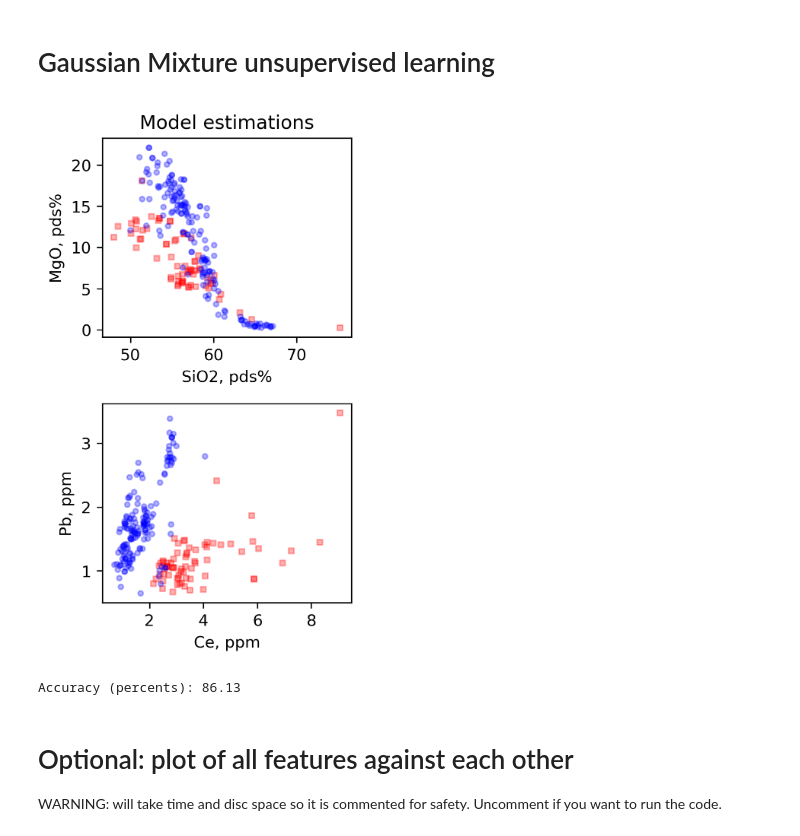
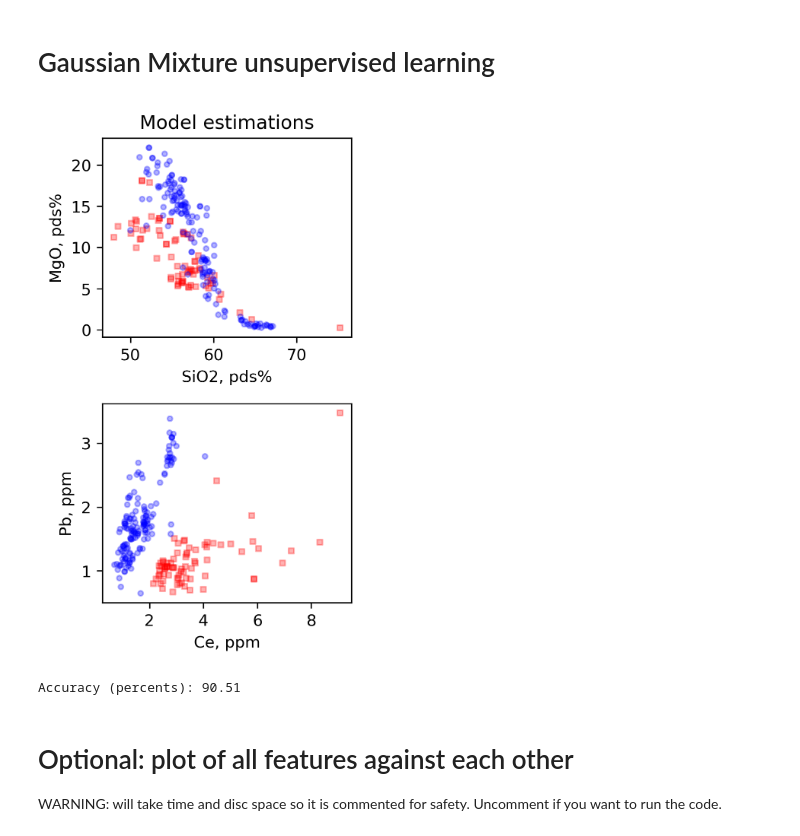
Before and after one commit to charlesll/boni-and-class, a Jupyter notebook: BoniniteClassification_glass.ipynb, the cells around one changed output. Cells and saved outputs as stored; diff of their text form; code cells hidden in the pictures.

Commit message:
With good GM modelling

```diff
--- a/BoniniteClassification_glass.ipynb
+++ b/BoniniteClassification_glass.ipynb
@@ -155,7 +155,7 @@ model_BGM = GM(n_components=2,random_state=42)
 model_Kmean = KMeans(init='k-means++', n_clusters=2, n_init=10,random_state=42)
 
 elements_to_train = ["Rb","Lu"]
-training_boninite = boninites.boninite(model_Kmean,df_all,elements_to_train)
+training_boninite = boninites.boninite(model_BGM,df_all,elements_to_train)
 training_boninite.fit()
 predict_df_all = training_boninite.predict(df_all)
 
@@ -166,34 +166,34 @@ plt.subplot(2,1,1)
 
 plt.scatter(df_all.loc[predict_df_all==0,elements_plot[0]],
             df_all.loc[predict_df_all==0, elements_plot[1]], c="red", s=10, marker="s", cmap=plt.cm.Paired,alpha=0.3)
 plt.scatter(df_all.loc[predict_df_all==1,elements_plot[0]],
             df_all.loc[predict_df_all==1, elements_plot[1]], c="blue", s=10, marker="o", cmap=plt.cm.Paired,alpha=0.3)
 
 plt.xlabel(elements_plot[0]+", pds%")
 plt.ylabel(elements_plot[1]+", pds%")
 
 plt.title("Model estimations")
 
 plt.tight_layout()
 
 
 elements_plot=["Ce","Pb"]
 plt.subplot(2,1,2)
 
 plt.scatter(df_all.loc[predict_df_all==0,elements_plot[0]],
             df_all.loc[predict_df_all==0, elements_plot[1]], c="red", s=10, marker="s", cmap=plt.cm.Paired,alpha=0.3)
 plt.scatter(df_all.loc[predict_df_all==1,elements_plot[0]],
             df_all.loc[predict_df_all==1, elements_plot[1]], c="blue", s=10, marker="o", cmap=plt.cm.Paired,alpha=0.3)
 
 plt.xlabel(elements_plot[0]+", ppm")
 plt.ylabel(elements_plot[1]+", ppm")
 
 #plt.title("Model estimations")
 
 plt.tight_layout()
 plt.savefig("./figures/GM_classification_boninites.jpg")
 # %% [output]
-[figure, old version]
+[figure, new version]
 # %%
 # we could just compare with the original classification of Umeno
 # WARNING: you need to check because as a function of training the encoded label may change
@@ -208,7 +208,7 @@ print("Accuracy (percents): %.2f" % (100*(1-np.sum(np.abs(reference_U-predicted_
 df_all["predictions"] = predict_df_all
 df_all.to_csv("all_data_with_preds.csv")
 # %% [output]
-Accuracy (percents): 86.13
+Accuracy (percents): 90.51
 # %% [markdown]
 # Optional: plot of all features against each other
 
```
Also changed, not shown: 3 other files.
